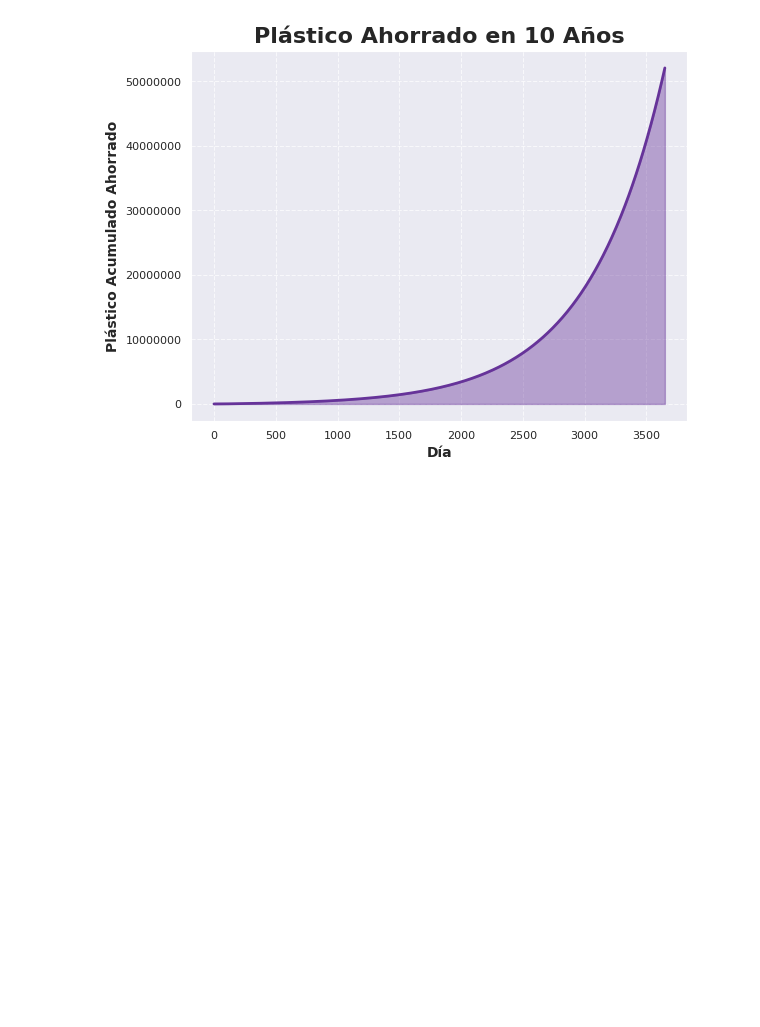
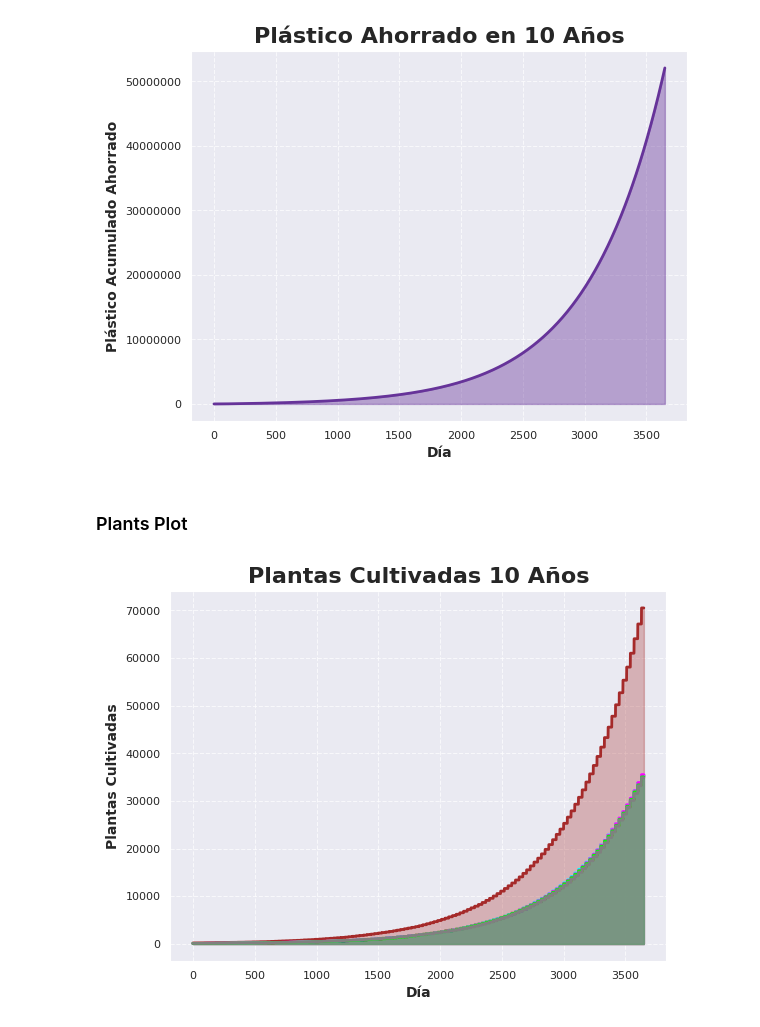
Before and after one commit to jl-tavera/FlowerGirlSimulation, a Jupyter notebook: simulation.ipynb, the cells around one changed output. Drawn from its saved outputs; the diff is of its cells as text; code cells hidden in the pictures; blank space fills up the shorter version.

Commit message:
Plants Plot

```diff
--- a/simulation.ipynb
+++ b/simulation.ipynb
@@ -361,3 +367,57 @@ plt.savefig('img/plastic.png')
 plt.show()
 # %% [output]
 [figure]
+# %% [markdown]
+### Plants Plot
+# %%
+
+
+
+# Define a dictionary with plant-color mappings
+plant_colors = {
+    "Tomates": "red",
+    "Espinacas": "green",
+    "Lechugas": "blue",
+    "Fresas": "purple",
+    "Pimientos": "orange",
+    "Albahaca": "pink",
+    "Pepinos": "cyan",
+    "Hierbas": "magenta",
+    "Zanahorias": "lime",
+    "Fresas": "brown",
+    "Habas": "gray",
+}
+
+
+# Crear un gráfico de línea Seaborn
+sns.set_style("darkgrid")
+
+
+for plant in plant_colors:
+
+    ax = sns.lineplot(data=df, x=df.index, y=plant, color=plant_colors[plant], linewidth=2)
+    plt.fill_between(df.index, df[plant], color=plant_colors[plant], alpha=0.3)
+
+# Add a bold title
+plt.title('Plantas Cultivadas 10 Años', fontsize=16, fontweight='bold')
+
+# Customize axis labels
+plt.xlabel('Día', fontsize=10, fontweight='bold')
+plt.ylabel('Plantas Cultivadas', fontsize=10, fontweight='bold')
+
+# Customize tick labels for the y-axis to avoid scientific notation
+formatter = FuncFormatter(lambda y, _: f'{y:.0f}')  # Format as integer without decimal places
+ax.yaxis.set_major_formatter(formatter)
+
+# Customize tick labels for the x-axis
+plt.xticks(fontsize=8)
+plt.yticks(fontsize=8)
+
+# Add gridlines
+plt.grid(True, linestyle='--', alpha=0.7)
+plt.savefig('img/plants.png')
+
+# Show the plot
+plt.show()
+# %% [output]
+[figure, added]
```
Also changed, not shown: parts of 3 cells of this notebook, 1 other file.
